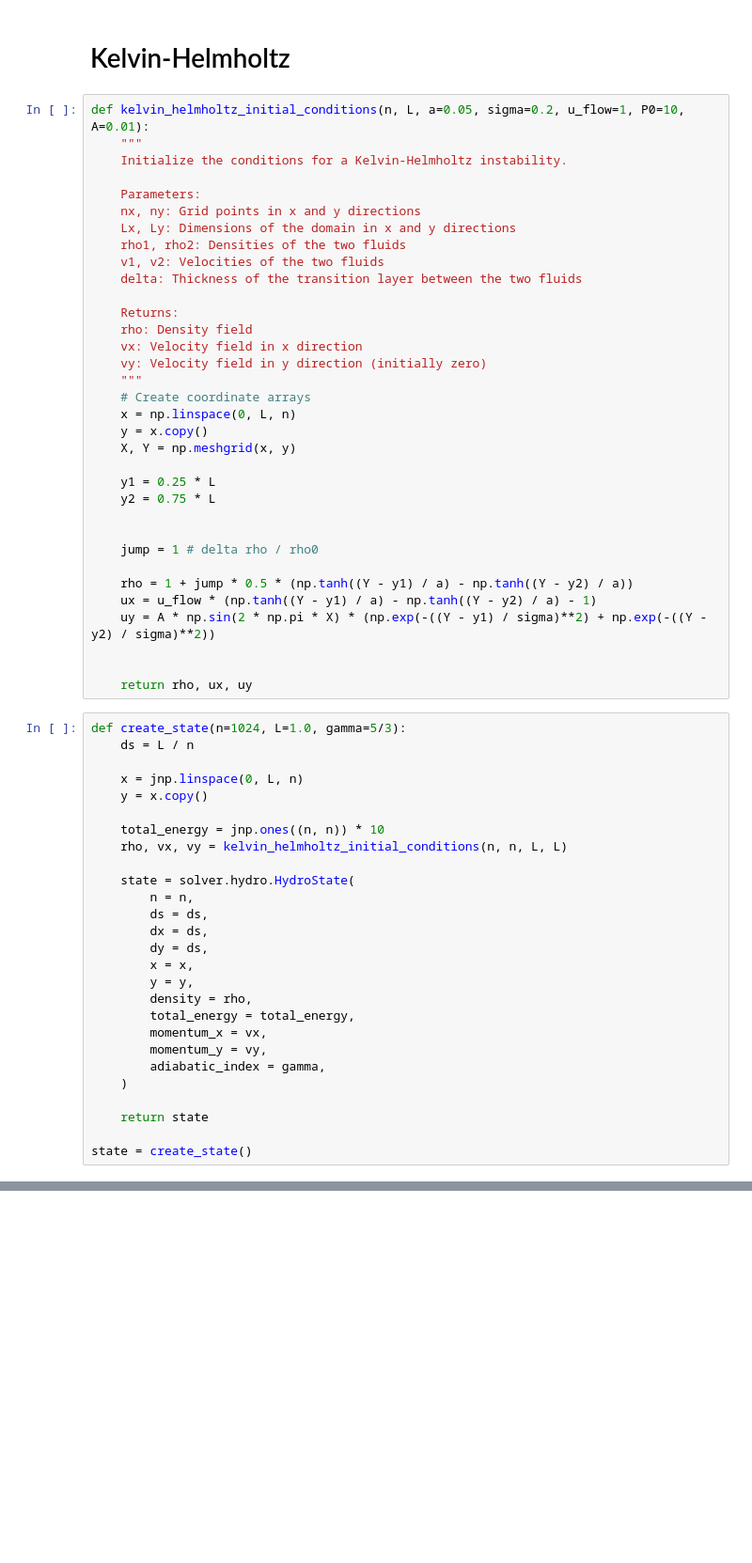
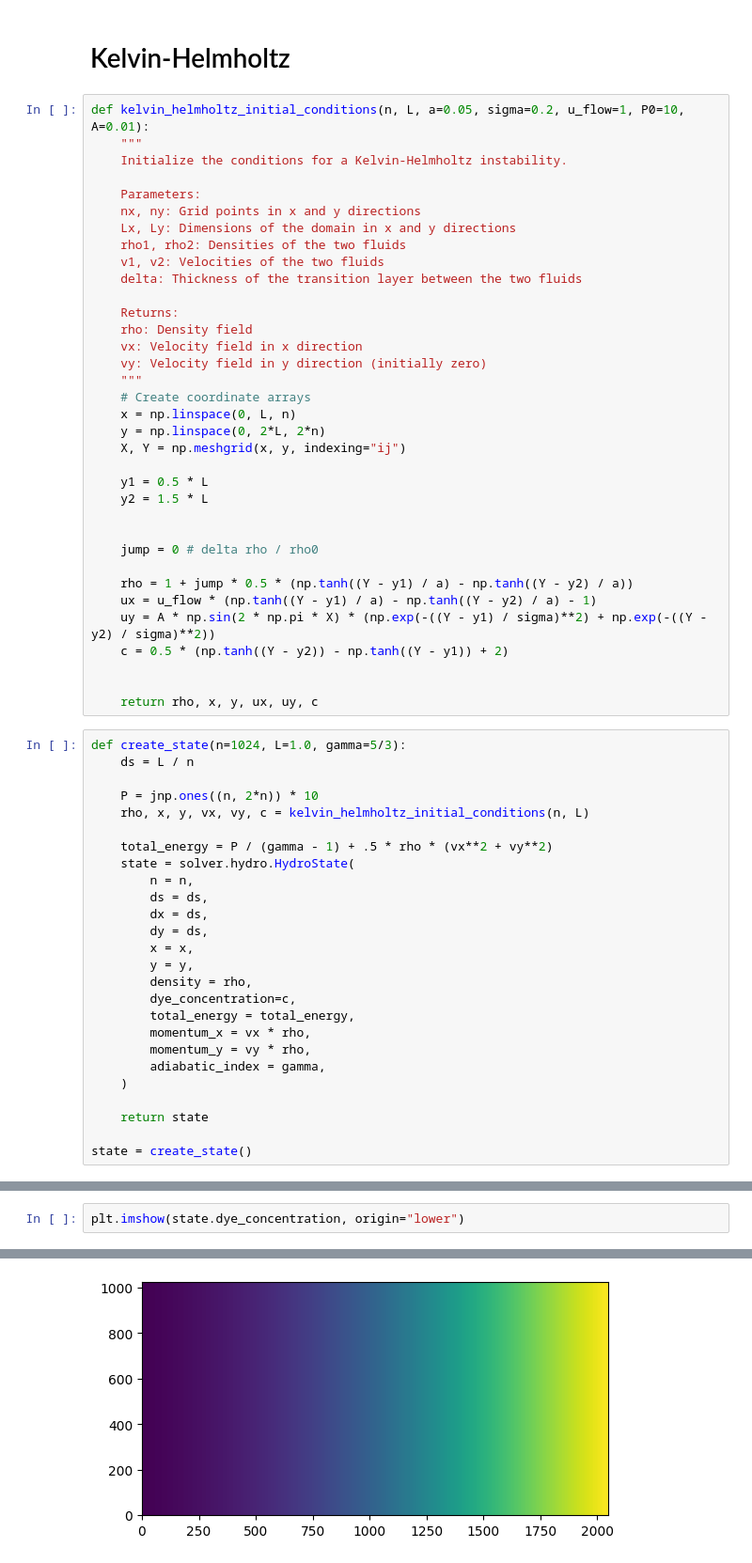
Before and after one commit to plabadens/jax-fluid-solver, a Jupyter notebook: notebooks/Kelvin Helmholtz.ipynb, the cells around one changed output, grey strips where cells are left out. Shown: that part at 94% size. Saved outputs shown, nothing was run; the diff lists cells and outputs as text; blank space fills up the shorter version.

```diff
--- a/notebooks/Kelvin Helmholtz.ipynb
+++ b/notebooks/Kelvin Helmholtz.ipynb
@@ -52,31 +49,30 @@ def kelvin_helmholtz_initial_conditions(n, L, a=0.05, sigma=0.2, u_flow=1, P0=10
     """
     # Create coordinate arrays
     x = np.linspace(0, L, n)
-    y = x.copy()
-    X, Y = np.meshgrid(x, y)
+    y = np.linspace(0, 2*L, 2*n)
+    X, Y = np.meshgrid(x, y, indexing="ij")
 
-    y1 = 0.25 * L
-    y2 = 0.75 * L
+    y1 = 0.5 * L
+    y2 = 1.5 * L
 
 
-    jump = 1 # delta rho / rho0
+    jump = 0 # delta rho / rho0
 
     rho = 1 + jump * 0.5 * (np.tanh((Y - y1) / a) - np.tanh((Y - y2) / a))
     ux = u_flow * (np.tanh((Y - y1) / a) - np.tanh((Y - y2) / a) - 1)
     uy = A * np.sin(2 * np.pi * X) * (np.exp(-((Y - y1) / sigma)**2) + np.exp(-((Y - y2) / sigma)**2))
+    c = 0.5 * (np.tanh((Y - y2)) - np.tanh((Y - y1)) + 2)
 
 
-    return rho, ux, uy
+    return rho, x, y, ux, uy, c
 # %%
 def create_state(n=1024, L=1.0, gamma=5/3):
     ds = L / n
 
-    x = jnp.linspace(0, L, n)
-    y = x.copy()
+    P = jnp.ones((n, 2*n)) * 10
+    rho, x, y, vx, vy, c = kelvin_helmholtz_initial_conditions(n, L)
 
-    total_energy = jnp.ones((n, n)) * 10
-    rho, vx, vy = kelvin_helmholtz_initial_conditions(n, n, L, L)
-
+    total_energy = P / (gamma - 1) + .5 * rho * (vx**2 + vy**2)
     state = solver.hydro.HydroState(
         n = n,
         ds = ds,
@@ -85,9 +81,10 @@ def create_state(n=1024, L=1.0, gamma=5/3):
         x = x,
         y = y,
         density = rho,
+        dye_concentration=c,
         total_energy = total_energy,
-        momentum_x = vx,
-        momentum_y = vy,
+        momentum_x = vx * rho,
+        momentum_y = vy * rho,
         adiabatic_index = gamma,
     )
 
@@ -102,0 +94,3 @@ imshow(state.momentum_y, axis=state.x)
+# %%
+plt.imshow(state.dye_concentration, origin="lower")
+# %% [output]
@@ -102,0 +98 @@ imshow(state.momentum_y, axis=state.x)
+[figure, added]
```
Also changed, not shown: parts of 6 cells of this notebook, 3 other files.
